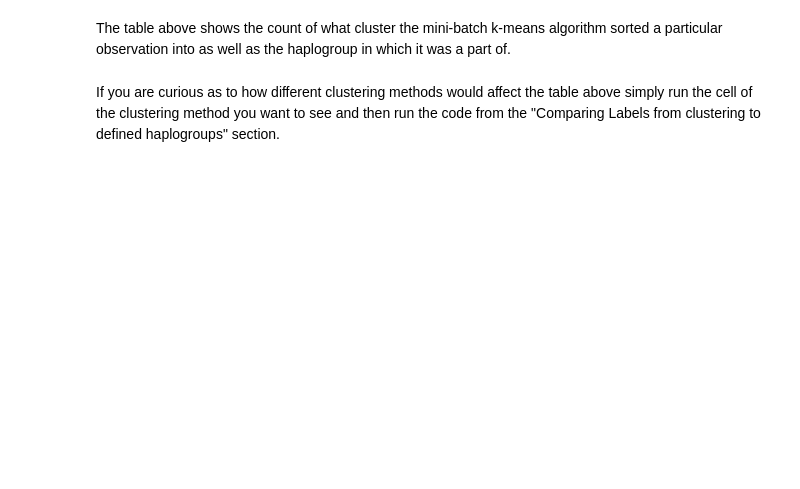
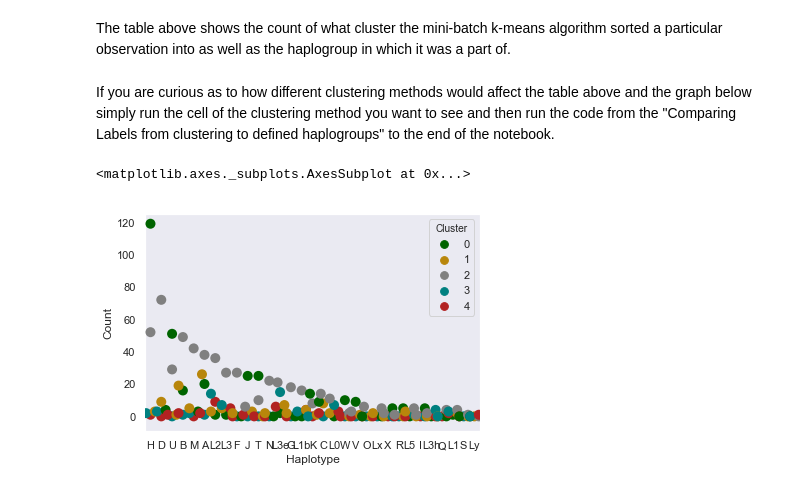
Before and after one commit to Gavin-Whitesitt/Project-2, a Jupyter notebook: Problem #2 Mitochondria .ipynb, the cells around one changed output. Drawn from its saved outputs; the diff is of its cells as text; code cells hidden in the pictures; blank space fills up the shorter version.

```diff
--- a/Problem #2 Mitochondria .ipynb
+++ b/Problem #2 Mitochondria .ipynb
@@ -317,4 +315,13 @@ with pd.option_context('display.max_rows', None, 'display.max_columns', None):
 # %% [markdown]
 The table above shows the count of what cluster the mini-batch k-means algorithm sorted a particular observation into as well as the haplogroup in which it was a part of.
 # %% [markdown]
-If you are curious as to how different clustering methods would affect the table above simply run the cell of the clustering method you want to see and then run the code from the "Comparing Labels from clustering to defined haplogroups" section.
+If you are curious as to how different clustering methods would affect the table above and the graph below simply run the cell of the clustering method you want to see and then run the code from the "Comparing Labels from clustering to defined haplogroups" to the end of the notebook.
+# %%
+sns.set(style="dark", palette="deep")
+
+# Draw a categorical scatterplot to show each observation
+sns.swarmplot(x="Haplotype", y=r"Count", hue="Cluster",
+              palette=["darkgreen", "darkgoldenrod", "gray","teal","firebrick"], data=df2, size =10)
+# %% [output]
+<matplotlib.axes._subplots.AxesSubplot at 0x...>
+[figure, added]
```
Also changed, not shown: parts of 11 cells of this notebook.
